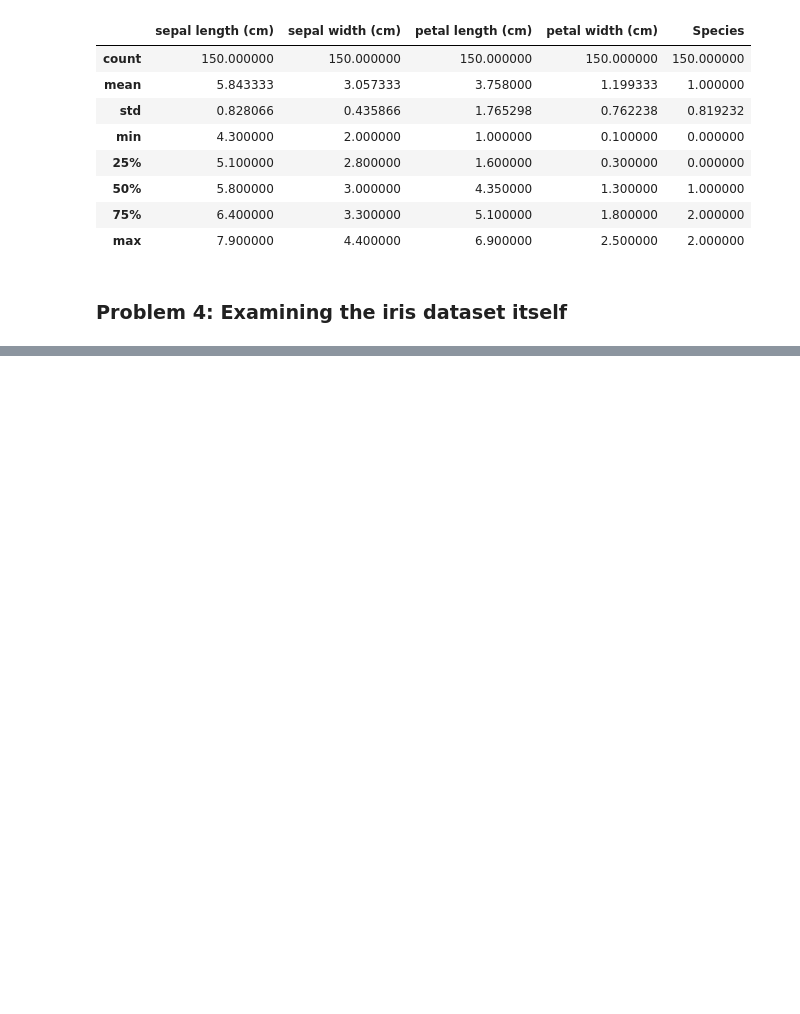
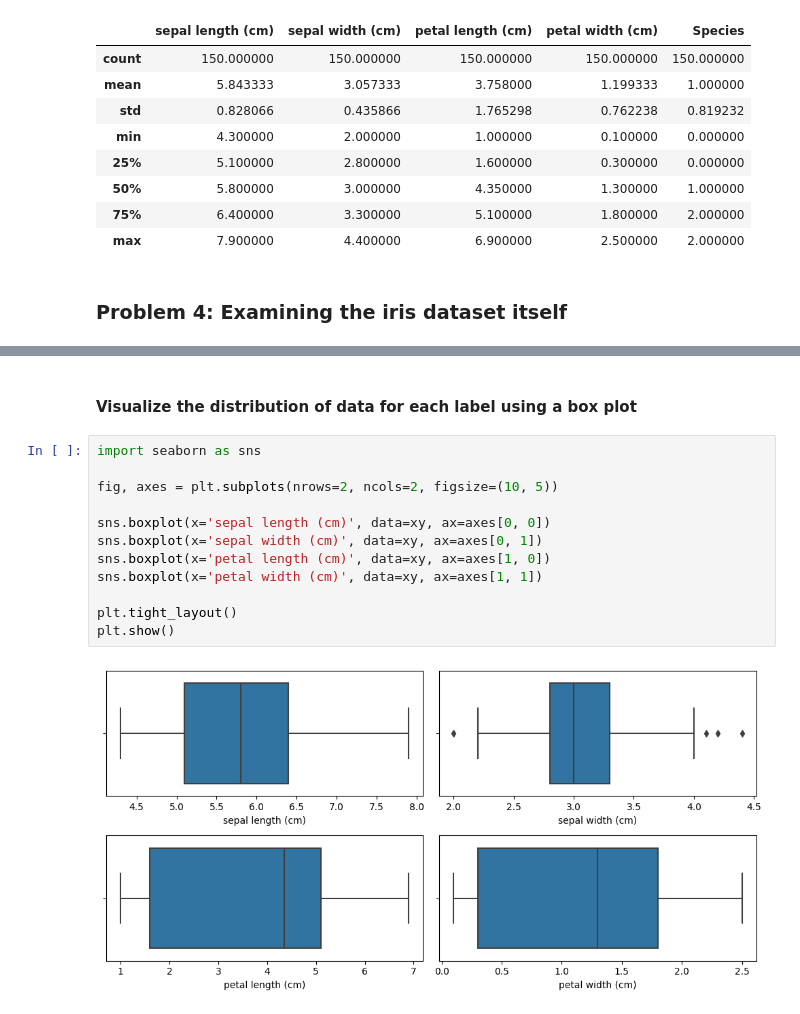
Before and after one commit to David-Jr/divic-ml-course-assignments, a Jupyter notebook: iris-data-analysis/iris-data-analysis.ipynb, the cells around one changed output, grey strips where cells are left out. Drawn from its saved outputs; the diff is of its cells as text; blank space fills up the shorter version.

```diff
--- a/iris-data-analysis/iris-data-analysis.ipynb
+++ b/iris-data-analysis/iris-data-analysis.ipynb
@@ -113,0 +238,16 @@ SOURCE: FISHER, R. A. (1936). THE USE OF MULTIPLE MEASUREMENTS IN TAXONOMIC PROB
+# %% [markdown]
+####  Visualize the distribution of data for each label using a box plot
+# %%
+import seaborn as sns
+
+fig, axes = plt.subplots(nrows=2, ncols=2, figsize=(10, 5))
+
+sns.boxplot(x='sepal length (cm)', data=xy, ax=axes[0, 0])
+sns.boxplot(x='sepal width (cm)', data=xy, ax=axes[0, 1])
+sns.boxplot(x='petal length (cm)', data=xy, ax=axes[1, 0])
+sns.boxplot(x='petal width (cm)', data=xy, ax=axes[1, 1])
+
+plt.tight_layout()
+plt.show()
+# %% [output]
+[figure, added]
```
Also changed, not shown: parts of 30 cells of this notebook.
